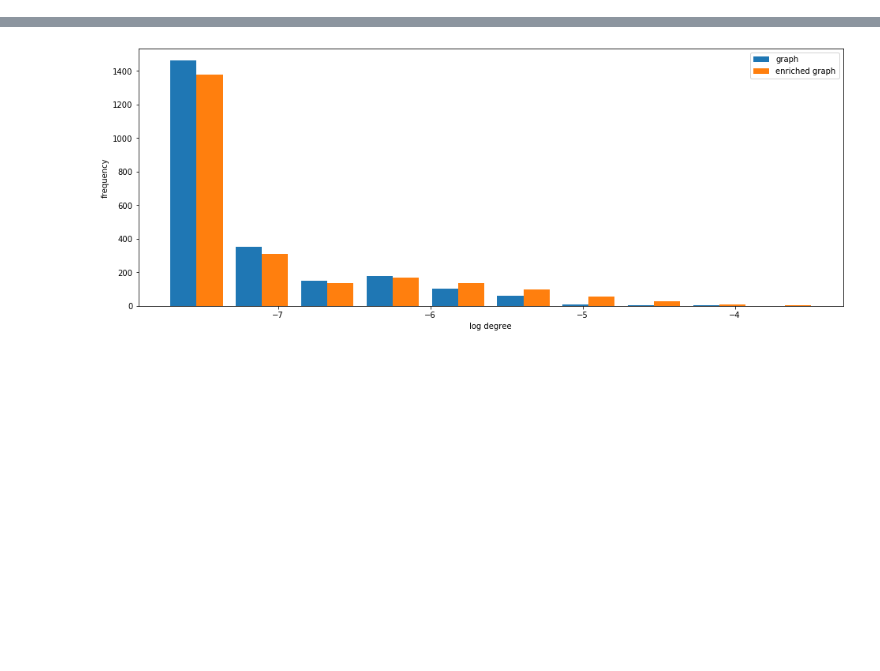
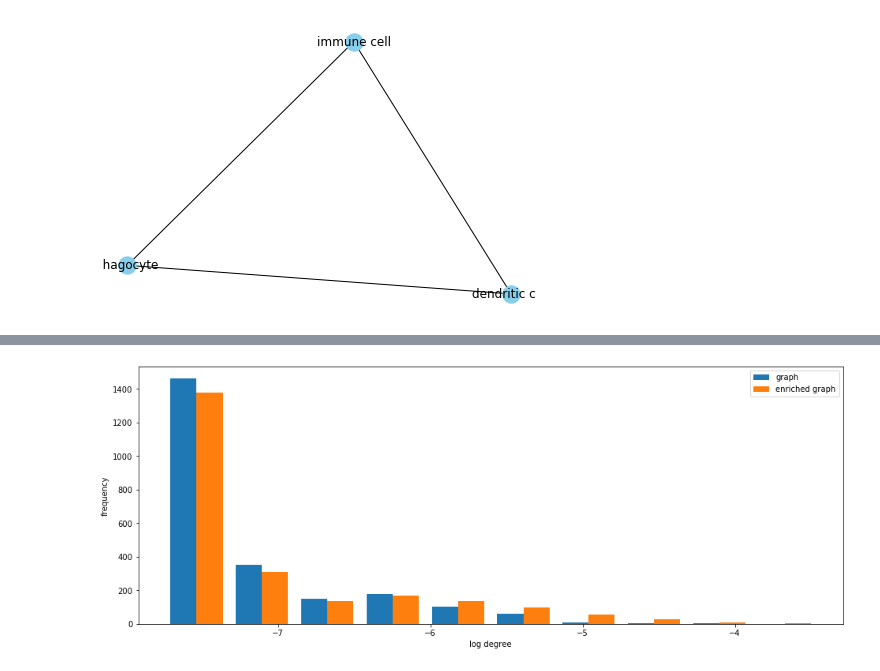
Before and after one commit to Pselen/semantic-search-using-ontobiotope, a Jupyter notebook: OntoBiotopeGraphAnalytics.ipynb, the cells around one changed output, grey strips where cells are left out. Drawn from its saved outputs; the diff is of its cells as text; code cells hidden in the pictures; blank space fills up the shorter version.

```diff
--- a/OntoBiotopeGraphAnalytics.ipynb
+++ b/OntoBiotopeGraphAnalytics.ipynb
@@ -35,0 +57,14 @@ plt.savefig("graph.png", dpi=500, facecolor='w', edgecolor='w',orientation='port
+# %%
+cliques_graph = list(nx.find_cliques(graph))
+for c in cliques_graph:
+    if len(c)>2:
+        graph_cliques = [id_name_mapping[i] for i in c]
+# %%
+g = nx.Graph()
+g.add_nodes_from(graph_cliques)
+
+nx.spring_layout(nx.complete_graph(g))
+nx.draw(nx.complete_graph(g), with_labels=True, node_color="skyblue")
+plt.draw()
+# %% [output]
+[figure, added]
```
Also changed, not shown: parts of 30 cells of this notebook.
